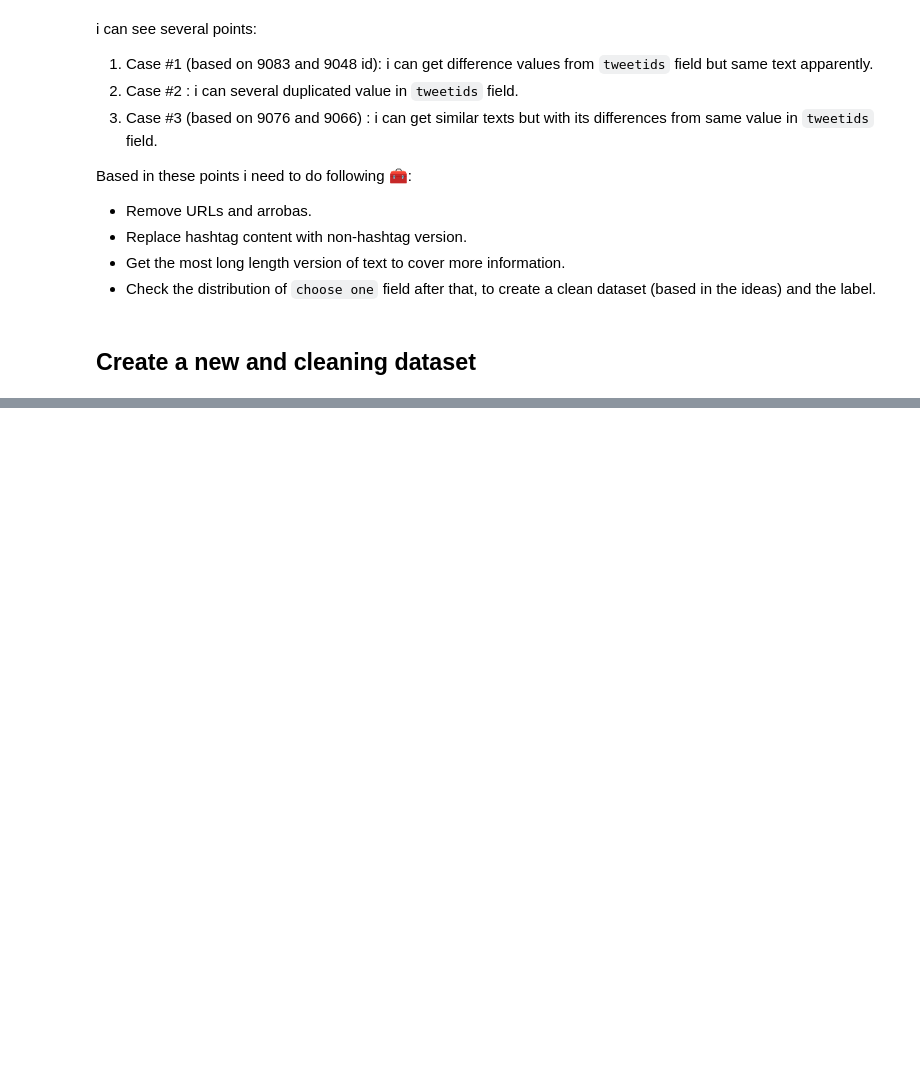
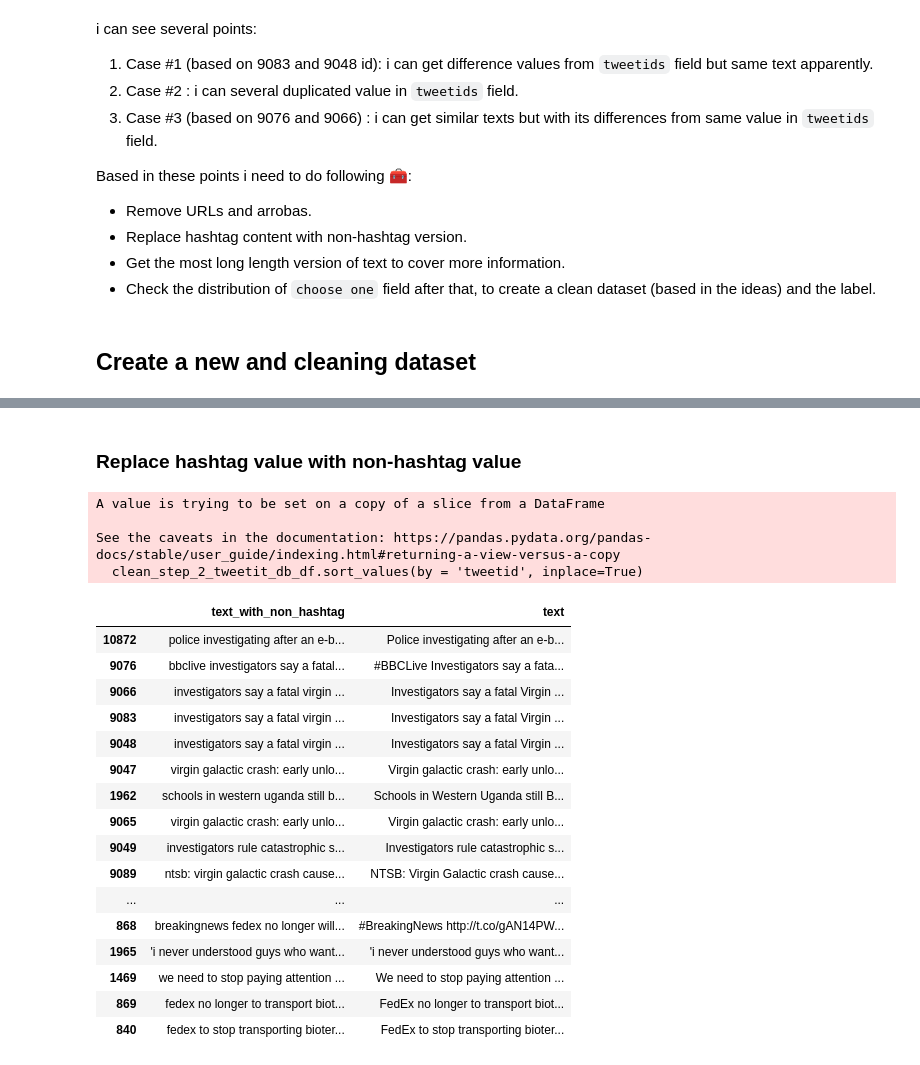
Before and after one commit to CarlosChicata/data_world_portfolio, a Jupyter notebook: Projects/POC/AWS_Ingesting_disaster_tweets_in_real_time/process_scripts/Assign_better_label_to_dataset.ipynb, the cells around one changed output, grey strips where cells are left out. Saved outputs shown, nothing was run; the diff lists cells and outputs as text; code cells hidden in the pictures; blank space fills up the shorter version.

```diff
--- a/Projects/POC/AWS_Ingesting_disaster_tweets_in_real_time/process_scripts/Assign_better_label_to_dataset.ipynb
+++ b/Projects/POC/AWS_Ingesting_disaster_tweets_in_real_time/process_scripts/Assign_better_label_to_dataset.ipynb
@@ -269,0 +330,41 @@ Based in these points i need to do following 🧰:
+# %% [markdown]
+### Replace hashtag value with non-hashtag value
+# %%
+def replace_with_non_hashtag_value(x):
+  ''' Replace hashtag content with non-hashtag version'''
+  word_list = x.split(" ")
+  clean_words = []
+  for word in word_list:
+    if re.search("^#", word) is None:
+      clean_words.append(word.lower())
+    else:
+      clean_words.append(word[1:].lower())
+  return " ".join(clean_words)
+
+
+disaster_db_df["text_with_non_hashtag"] = disaster_db_df["text_without_url_and_arroba"].apply(lambda x: replace_with_non_hashtag_value(x))
+clean_step_2_tweetit_db_df = disaster_db_df[disaster_db_df["is_tweet_id_duplicated"] == True]
+clean_step_2_tweetit_db_df.sort_values(by = 'tweetid', inplace=True)
+clean_step_2_tweetit_db_df[["text_with_non_hashtag", "text"]].head(20)
+# %% [output]
+A value is trying to be set on a copy of a slice from a DataFrame
+
+See the caveats in the documentation: https://pandas.pydata.org/pandas-docs/stable/user_guide/indexing.html#returning-a-view-versus-a-copy
+  clean_step_2_tweetit_db_df.sort_values(by = 'tweetid', inplace=True)
+|  | text_with_non_hashtag | text |
+| 10872 | police investigating after an e-b... | Police investigating after an e-b... |
+| 9076 | bbclive investigators say a fatal... | #BBCLive Investigators say a fata... |
+| 9066 | investigators say a fatal virgin ... | Investigators say a fatal Virgin ... |
+| 9083 | investigators say a fatal virgin ... | Investigators say a fatal Virgin ... |
+| 9048 | investigators say a fatal virgin ... | Investigators say a fatal Virgin ... |
+| 9047 | virgin galactic crash: early unlo... | Virgin galactic crash: early unlo... |
+| 1962 | schools in western uganda still b... | Schools in Western Uganda still B... |
+| 9065 | virgin galactic crash: early unlo... | Virgin galactic crash: early unlo... |
+| 9049 | investigators rule catastrophic s... | Investigators rule catastrophic s... |
+| 9089 | ntsb: virgin galactic crash cause... | NTSB: Virgin Galactic crash cause... |
+| ... | ... | ... |
+| 868 | breakingnews fedex no longer will... | #BreakingNews http://t.co/gAN14PW... |
+| 1965 | 'i never understood guys who want... | 'i never understood guys who want... |
+| 1469 | we need to stop paying attention ... | We need to stop paying attention ... |
+| 869 | fedex no longer to transport biot... | FedEx no longer to transport biot... |
+| 840 | fedex to stop transporting bioter... | FedEx to stop transporting bioter... |
```
Also changed, not shown: parts of 11 cells of this notebook.
